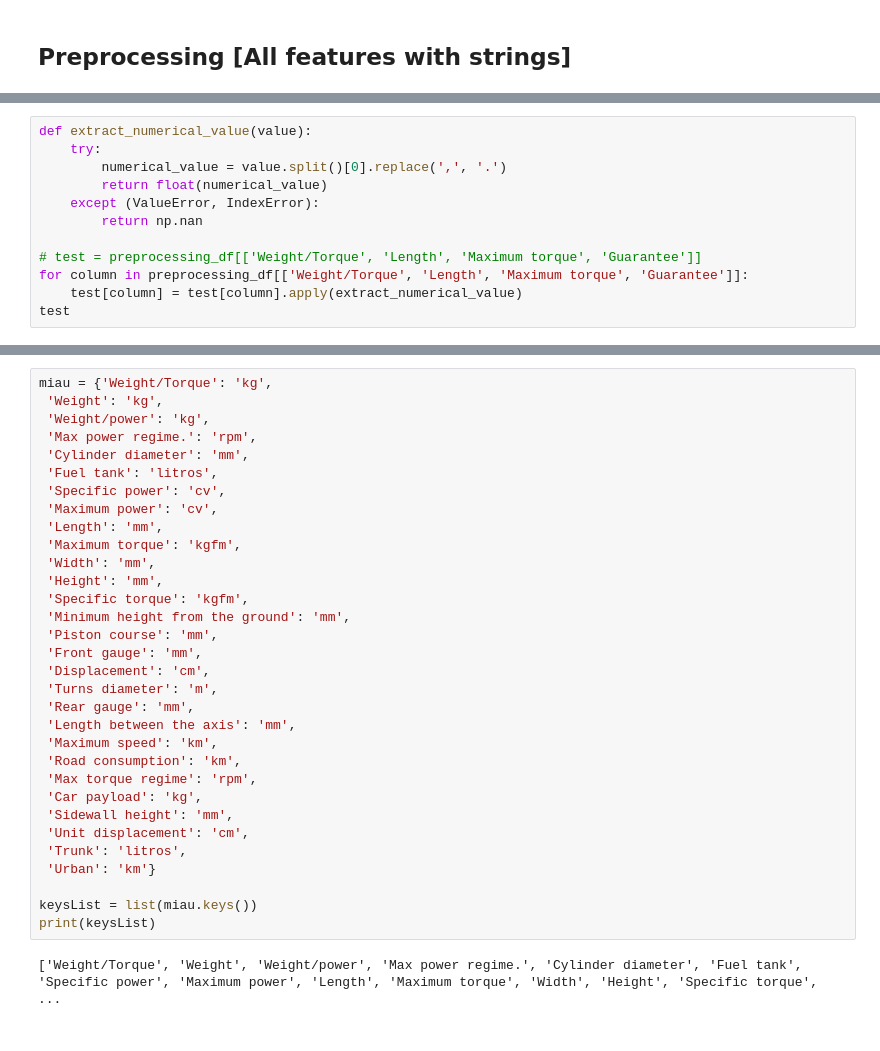
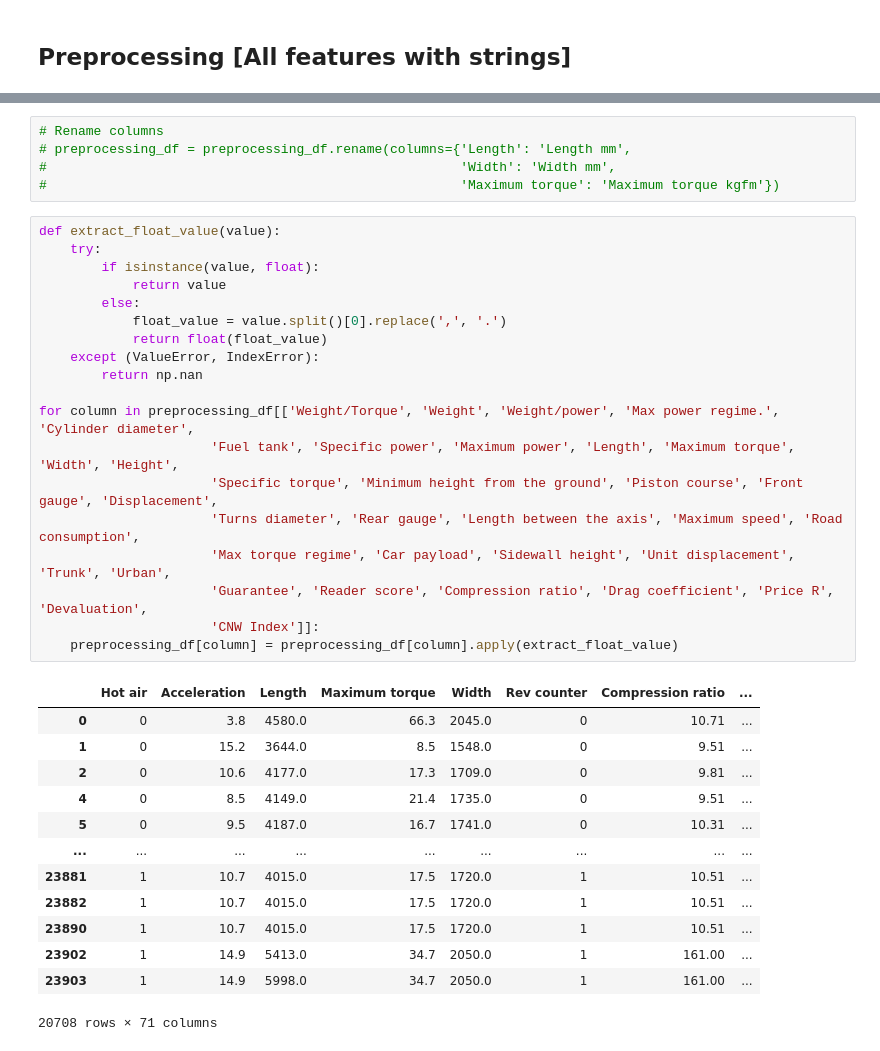
Before and after one commit to marcnaweb/car_recommendation_engine, a Jupyter notebook: notebooks/nika_notebook.ipynb, the cells around one changed output, grey strips where cells are left out. Saved outputs shown, nothing was run; the diff lists cells and outputs as text.

```diff
--- a/notebooks/nika_notebook.ipynb
+++ b/notebooks/nika_notebook.ipynb
@@ -180,12 +99,0 @@ columns_to_transform_with_string_at_the_end = ['Weight/Torque', 'Length', 'Maxim
-# %%
-def extract_numerical_value(value):
-    try:
-        numerical_value = value.split()[0].replace(',', '.')
-        return float(numerical_value)
-    except (ValueError, IndexError):
-        return np.nan
-
-# test = preprocessing_df[['Weight/Torque', 'Length', 'Maximum torque', 'Guarantee']]
-for column in preprocessing_df[['Weight/Torque', 'Length', 'Maximum torque', 'Guarantee']]:
-    test[column] = test[column].apply(extract_numerical_value)
-test
@@ -247,34 +100,38 @@ print(sys.path)
+# %%
+# Rename columns
+# preprocessing_df = preprocessing_df.rename(columns={'Length': 'Length mm',
+#                                                     'Width': 'Width mm',
+#                                                     'Maximum torque': 'Maximum torque kgfm'})
 # %%
-miau = {'Weight/Torque': 'kg',
- 'Weight': 'kg',
- 'Weight/power': 'kg',
- 'Max power regime.': 'rpm',
- 'Cylinder diameter': 'mm',
- 'Fuel tank': 'litros',
- 'Specific power': 'cv',
- 'Maximum power': 'cv',
- 'Length': 'mm',
- 'Maximum torque': 'kgfm',
- 'Width': 'mm',
- 'Height': 'mm',
- 'Specific torque': 'kgfm',
- 'Minimum height from the ground': 'mm',
- 'Piston course': 'mm',
- 'Front gauge': 'mm',
- 'Displacement': 'cm',
- 'Turns diameter': 'm',
- 'Rear gauge': 'mm',
- 'Length between the axis': 'mm',
- 'Maximum speed': 'km',
- 'Road consumption': 'km',
- 'Max torque regime': 'rpm',
- 'Car payload': 'kg',
- 'Sidewall height': 'mm',
- 'Unit displacement': 'cm',
- 'Trunk': 'litros',
- 'Urban': 'km'}
+def extract_float_value(value):
+    try:
+        if isinstance(value, float):
+            return value
+        else:
+            float_value = value.split()[0].replace(',', '.')
+            return float(float_value)
+    except (ValueError, IndexError):
+        return np.nan
 
-keysList = list(miau.keys())
-print(keysList)
+for column in preprocessing_df[['Weight/Torque', 'Weight', 'Weight/power', 'Max power regime.', 'Cylinder diameter',
+                      'Fuel tank', 'Specific power', 'Maximum power', 'Length', 'Maximum torque', 'Width', 'Height',
+                      'Specific torque', 'Minimum height from the ground', 'Piston course', 'Front gauge', 'Displacement',
+                      'Turns diameter', 'Rear gauge', 'Length between the axis', 'Maximum speed', 'Road consumption',
+                      'Max torque regime', 'Car payload', 'Sidewall height', 'Unit displacement', 'Trunk', 'Urban',
+                      'Guarantee', 'Reader score', 'Compression ratio', 'Drag coefficient', 'Price R', 'Devaluation',
+                      'CNW Index']]:
+    preprocessing_df[column] = preprocessing_df[column].apply(extract_float_value)
 # %% [output]
+|  | Hot air | Acceleration | Length | Maximum torque | Width | Rev counter | Compression ratio | ... |
+| 0 | 0 | 3.8 | 4580.0 | 66.3 | 2045.0 | 0 | 10.71 | ... |
+| 1 | 0 | 15.2 | 3644.0 | 8.5 | 1548.0 | 0 | 9.51 | ... |
+| 2 | 0 | 10.6 | 4177.0 | 17.3 | 1709.0 | 0 | 9.81 | ... |
+| 4 | 0 | 8.5 | 4149.0 | 21.4 | 1735.0 | 0 | 9.51 | ... |
+| 5 | 0 | 9.5 | 4187.0 | 16.7 | 1741.0 | 0 | 10.31 | ... |
+| ... | ... | ... | ... | ... | ... | ... | ... | ... |
+| 23881 | 1 | 10.7 | 4015.0 | 17.5 | 1720.0 | 1 | 10.51 | ... |
+| 23882 | 1 | 10.7 | 4015.0 | 17.5 | 1720.0 | 1 | 10.51 | ... |
+| 23890 | 1 | 10.7 | 4015.0 | 17.5 | 1720.0 | 1 | 10.51 | ... |
+| 23902 | 1 | 14.9 | 5413.0 | 34.7 | 2050.0 | 1 | 161.00 | ... |
+| 23903 | 1 | 14.9 | 5998.0 | 34.7 | 2050.0 | 1 | 161.00 | ... |
-['Weight/Torque', 'Weight', 'Weight/power', 'Max power regime.', 'Cylinder diameter', 'Fuel tank', 'Specific power', 'Maximum power', 'Length', 'Maximum torque', 'Width', 'Height', 'Specific torque',  ...
+20708 rows × 71 columns
```
Also changed, not shown: parts of 22 cells of this notebook, 2 other files.
